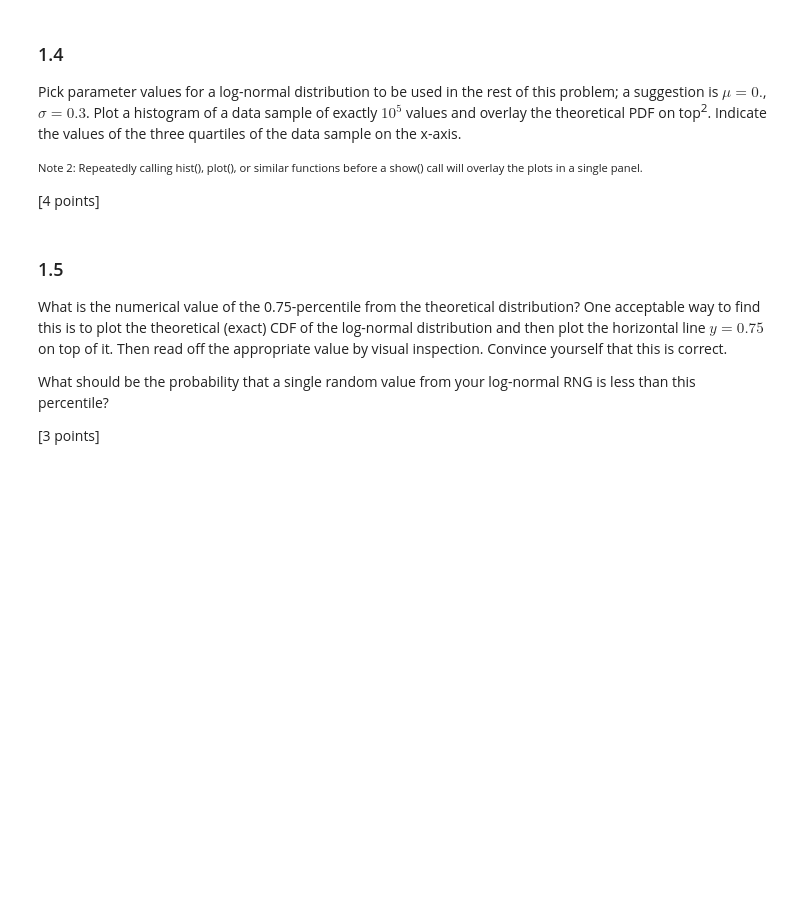
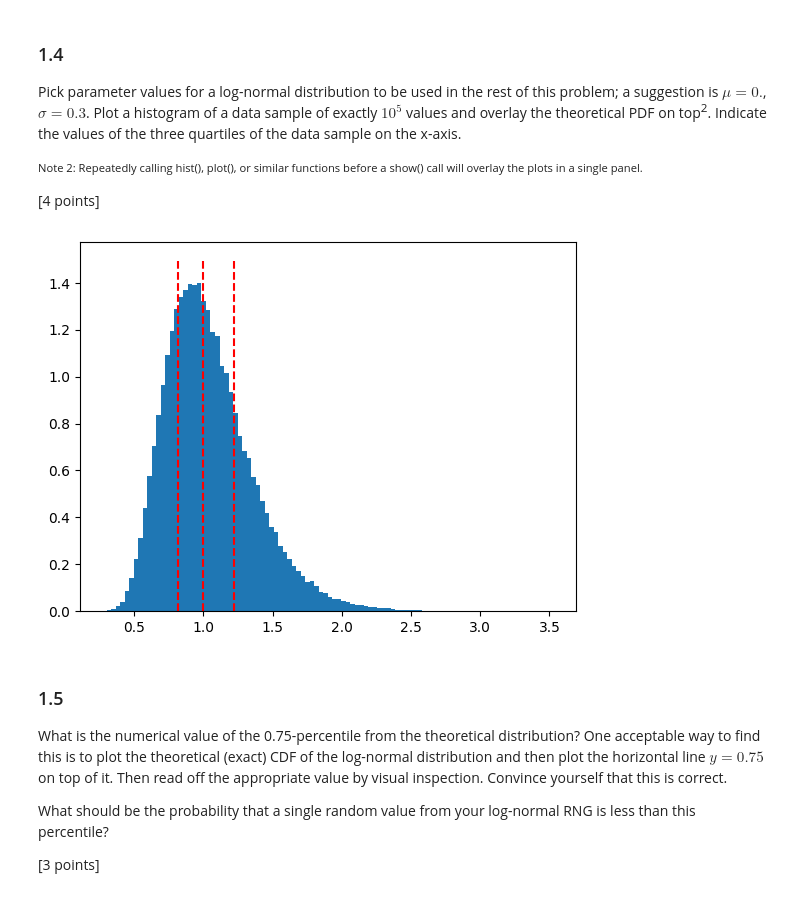
Before and after one commit to MeesKerss/sda, a Jupyter notebook: opdracht2/SDA_Assignment_#2.ipynb, the cells around one changed output. Saved outputs shown, nothing was run; the diff lists cells and outputs as text; code cells hidden in the pictures; blank space fills up the shorter version.

```diff
--- a/opdracht2/SDA_Assignment_#2.ipynb
+++ b/opdracht2/SDA_Assignment_#2.ipynb
@@ -66,3 +62,23 @@ def randlognorm(mu, sigma):
+# %%
+import numpy as np
+
+seed = 3049563458304
+def randint(a = 0xFD43FD, c = 0xC39EC3, m = 2**32):
+    global seed
+    seed=(a*seed+c)%m
+    return(seed)
+
+def rand():
+    return randint()/2**32
+
+def inverse_normal_CDF(mu, sigma, y):
+    return mu + sigma * 2**.5 * erfinv(2*y - 1)
+
+def randnorm(mu, sigma):
+    return inverse_normal_CDF(mu, sigma, rand())
+
+def randlognorm(mu, sigma):
+    return np.e**(randnorm(mu, sigma))
 # %% [markdown]
 ### 1.2
 In words, the $\alpha$-percentile of a distribution (or data sample) is defined as the value $x_\alpha$ such that a fraction $a$ of the values in the data sample are smaller than $x$ and thus that a fraction $1 − \alpha$ of the
@@ -75,0 +88,11 @@ def percentile(values, alpha):
+# %%
+def percentile(values, alpha):
+    values = sorted(values)
+    N = len(values) - 1
+    exact_index = N * alpha
+    i_floor = int(exact_index)
+    i_ceiling = min(i_floor + 1, N)
+    fractional_part = exact_index - i_floor
+    return values[i_floor] * (1 - fractional_part) + values[i_ceiling] * fractional_part
+
+percentile([1,4,5], .95)
@@ -95,3 +118,14 @@ is $\mu = 0.$, $\sigma = 0.3$. Plot a histogram of a data sample of exactly $10^
+# %%
+mu = 0
+sigma = .3
+samples = [randlognorm(mu, sigma) for _ in range(10**5)]
+quartiles = [percentile(samples, i/4) for i in range(1,4)]
+for i, q in enumerate(quartiles):
+    plt.vlines(q, 0, 1.5, colors='r', linestyles='dashed')
+plt.hist(samples, bins=100, density=True)
+plt.show()
+# %% [output]
+[figure, added]
 # %% [markdown]
 ### 1.5
 
```
Also changed, not shown: parts of 10 cells of this notebook, 1 other file.
